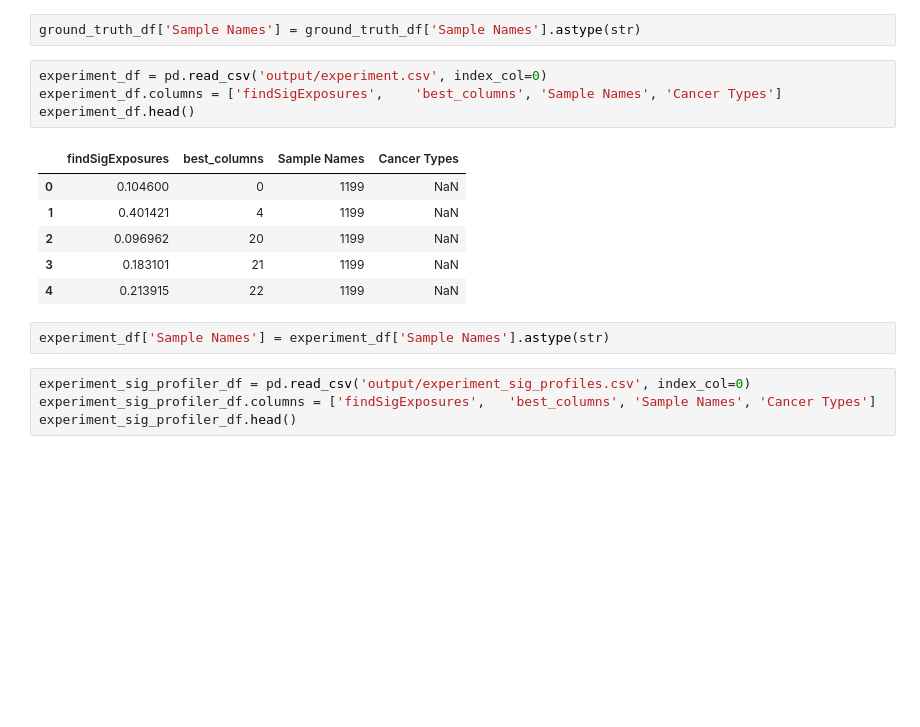
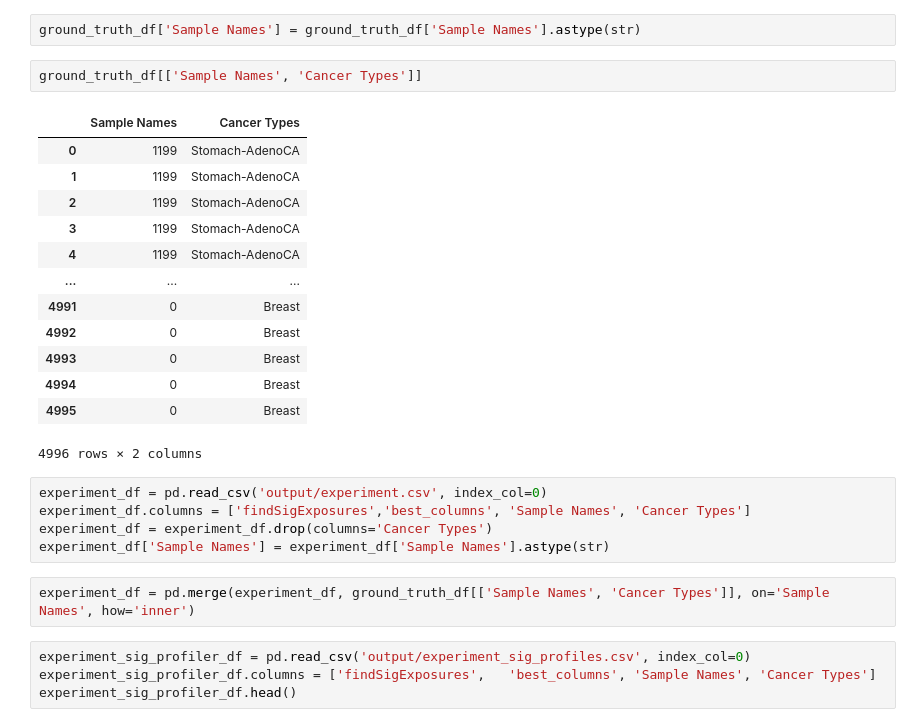
Before and after one commit to marcin119a/data_comparation, a Jupyter notebook: benchmark_6_output/interpretation_benchmark_6.ipynb, the cells around one changed output. Saved outputs shown, nothing was run; the diff lists cells and outputs as text; blank space fills up the shorter version.

```diff
--- a/benchmark_6_output/interpretation_benchmark_6.ipynb
+++ b/benchmark_6_output/interpretation_benchmark_6.ipynb
@@ -20,19 +20,29 @@ array(['Stomach-AdenoCA', 'Skin-Melanoma', 'Panc-AdenoCA',
       dtype=object)
 # %%
 ground_truth_df['Sample Names'] = ground_truth_df['Sample Names'].astype(str)
+# %%
+ground_truth_df[['Sample Names', 'Cancer Types']]
+# %% [output]
+|  | Sample Names | Cancer Types |
+| 0 | 1199 | Stomach-AdenoCA |
+| 1 | 1199 | Stomach-AdenoCA |
+| 2 | 1199 | Stomach-AdenoCA |
+| 3 | 1199 | Stomach-AdenoCA |
+| 4 | 1199 | Stomach-AdenoCA |
+| ... | ... | ... |
+| 4991 | 0 | Breast |
+| 4992 | 0 | Breast |
+| 4993 | 0 | Breast |
+| 4994 | 0 | Breast |
+| 4995 | 0 | Breast |
+4996 rows × 2 columns
 # %%
 experiment_df = pd.read_csv('output/experiment.csv', index_col=0)
-experiment_df.columns = ['findSigExposures',	'best_columns',	'Sample Names',	'Cancer Types']
-experiment_df.head()
+experiment_df.columns = ['findSigExposures','best_columns',	'Sample Names',	'Cancer Types']
+experiment_df = experiment_df.drop(columns='Cancer Types')
+experiment_df['Sample Names'] = experiment_df['Sample Names'].astype(str)
-# %% [output]
-|  | findSigExposures | best_columns | Sample Names | Cancer Types |
-| 0 | 0.104600 | 0 | 1199 | NaN |
-| 1 | 0.401421 | 4 | 1199 | NaN |
-| 2 | 0.096962 | 20 | 1199 | NaN |
-| 3 | 0.183101 | 21 | 1199 | NaN |
-| 4 | 0.213915 | 22 | 1199 | NaN |
-# %%
-experiment_df['Sample Names'] = experiment_df['Sample Names'].astype(str)
+# %%
+experiment_df = pd.merge(experiment_df, ground_truth_df[['Sample Names', 'Cancer Types']], on='Sample Names', how='inner')
 # %%
 experiment_sig_profiler_df = pd.read_csv('output/experiment_sig_profiles.csv', index_col=0)
 experiment_sig_profiler_df.columns = ['findSigExposures',	'best_columns',	'Sample Names',	'Cancer Types']
```
Also changed, not shown: parts of 10 cells of this notebook.
